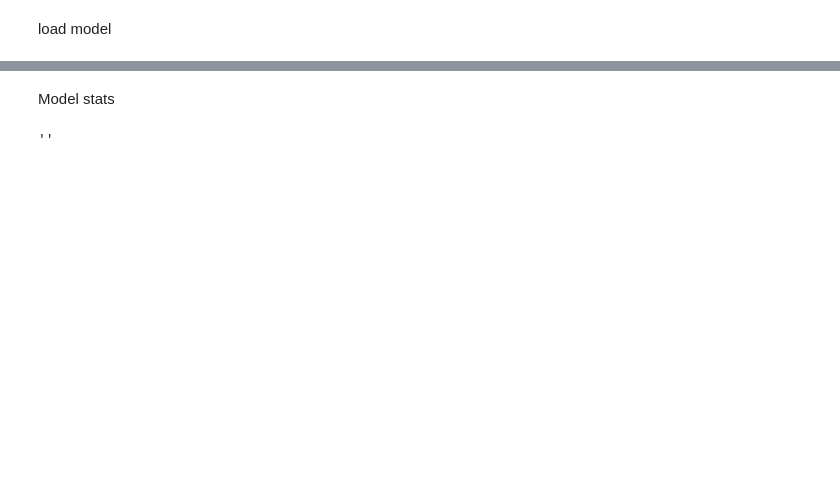
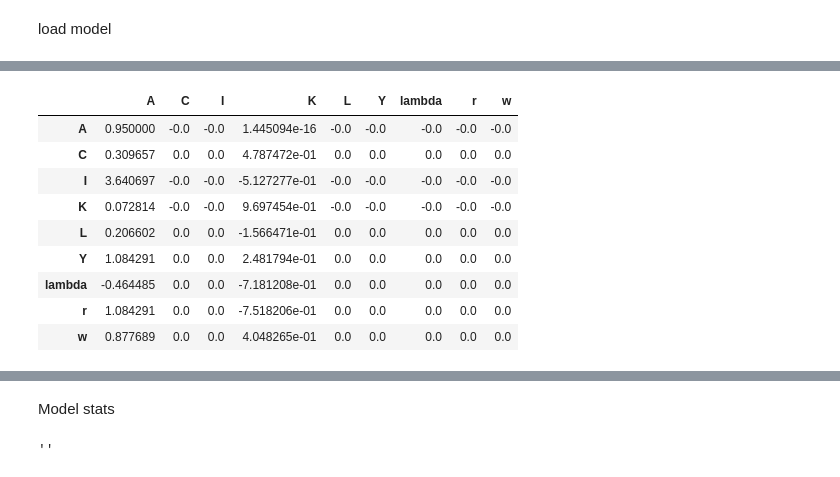
Before and after one commit to lukasgrahl/memoire1, a Jupyter notebook: notebooks/02-prep_model.ipynb, the cells around one changed output, grey strips where cells are left out. Cells and saved outputs as stored; diff of their text form; code cells hidden in the pictures; blank space fills up the shorter version.

```diff
--- a/notebooks/02-prep_model.ipynb
+++ b/notebooks/02-prep_model.ipynb
@@ -122,0 +87,14 @@ w_star            0.14559 -0.0  0.06882  0.08027 -0.0 -0.0   -0.0 -0.0   -0.0 -0
+# %%
+# policy matrix
+mod.T
+# %% [output]
+|  | A | C | I | K | L | Y | lambda | r | w |
+| A | 0.950000 | -0.0 | -0.0 | 1.445094e-16 | -0.0 | -0.0 | -0.0 | -0.0 | -0.0 |
+| C | 0.309657 | 0.0 | 0.0 | 4.787472e-01 | 0.0 | 0.0 | 0.0 | 0.0 | 0.0 |
+| I | 3.640697 | -0.0 | -0.0 | -5.127277e-01 | -0.0 | -0.0 | -0.0 | -0.0 | -0.0 |
+| K | 0.072814 | -0.0 | -0.0 | 9.697454e-01 | -0.0 | -0.0 | -0.0 | -0.0 | -0.0 |
+| L | 0.206602 | 0.0 | 0.0 | -1.566471e-01 | 0.0 | 0.0 | 0.0 | 0.0 | 0.0 |
+| Y | 1.084291 | 0.0 | 0.0 | 2.481794e-01 | 0.0 | 0.0 | 0.0 | 0.0 | 0.0 |
+| lambda | -0.464485 | 0.0 | 0.0 | -7.181208e-01 | 0.0 | 0.0 | 0.0 | 0.0 | 0.0 |
+| r | 1.084291 | 0.0 | 0.0 | -7.518206e-01 | 0.0 | 0.0 | 0.0 | 0.0 | 0.0 |
+| w | 0.877689 | 0.0 | 0.0 | 4.048265e-01 | 0.0 | 0.0 | 0.0 | 0.0 | 0.0 |
```
Also changed, not shown: parts of 14 cells of this notebook, 3 other files.
